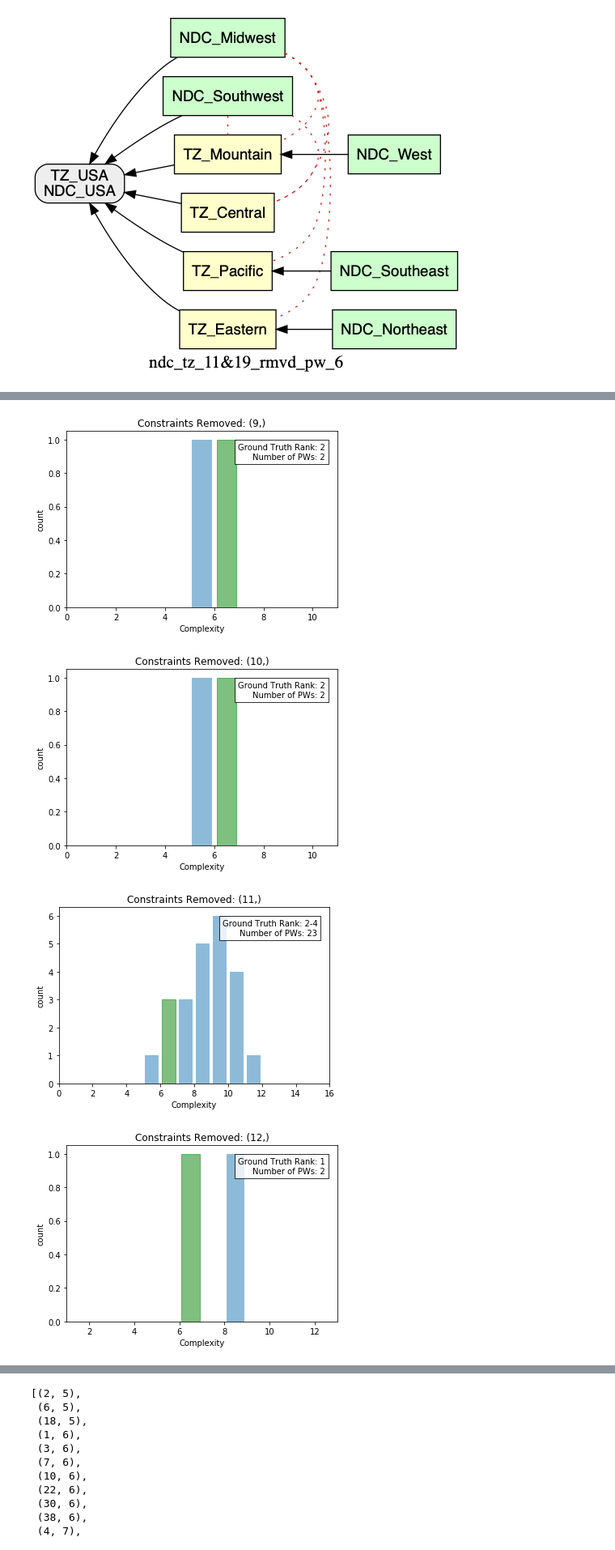
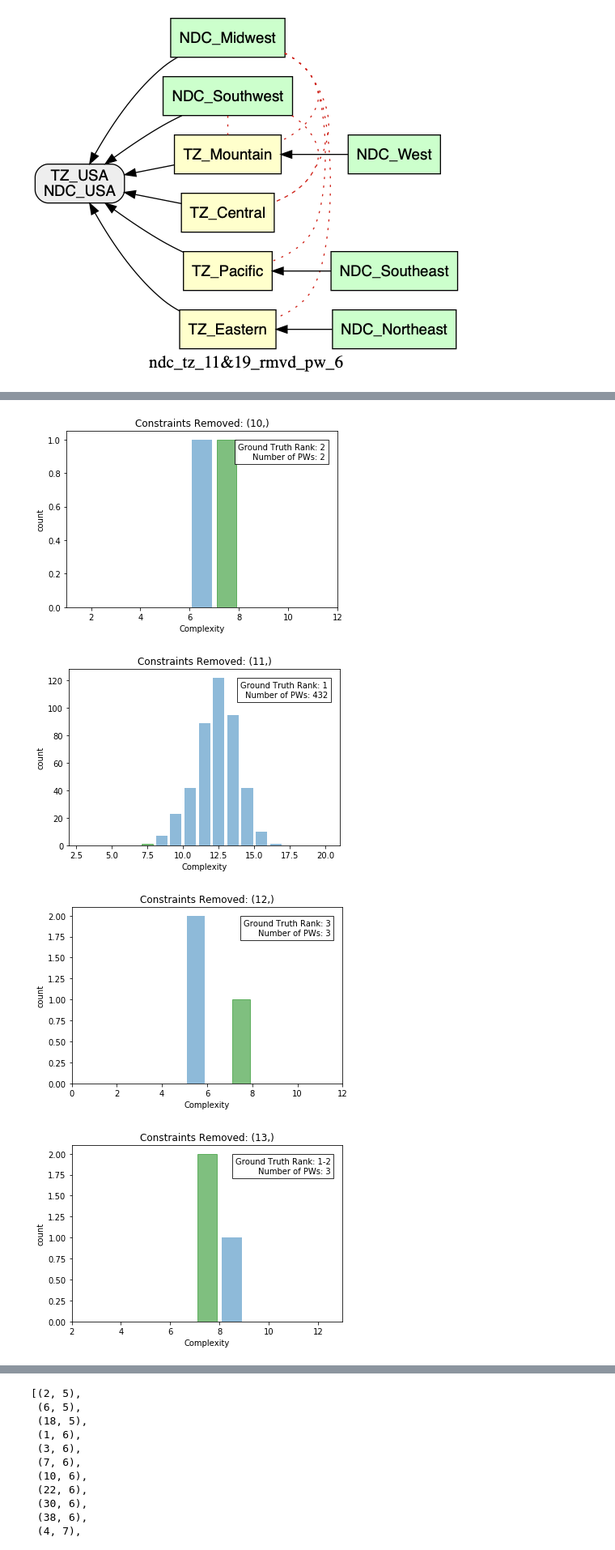
Before and after one commit to idaks/LeanEuler, a Jupyter notebook: PWE-Euler Examples for Paper.ipynb, the cells around one changed output, grey strips where cells are left out. Shown at 81% size. Cells and saved outputs as stored; diff of their text form; code cells hidden in the pictures.

```diff
--- a/lean_euler.ipynb
+++ b/PWE-Euler Examples for Paper.ipynb
@@ -23,0 +89,3 @@ import PW_explorer as pwe
+# %%
+mag7_clingo_soln = run_clingo(clingo_rules=mag7_rules)
+print('\n'.join(mag7_clingo_soln))
@@ -23,0 +115,2 @@ import PW_explorer as pwe
+# %%
+dfs, rels, pws = load_worlds(clingo_output=mag7_clingo_soln, preprocessed=False, reasoner='clingo')
@@ -23,0 +135,16 @@ import PW_explorer as pwe
+# %%
+def mag7_distance(dfs, rels, pw_id1, pw_id2):
+    eq_rel_id = pwe.pwe_helper.rel_id_from_rel_name(rel_name='eq_2', relations=rels)
+    eq_df = dfs[eq_rel_id]
+    eq_diff = abs(len(eq_df[eq_df['pw'] == pw_id1]) - len(eq_df[eq_df['pw'] == pw_id2]))
+
+    po_rel_id = pwe.pwe_helper.rel_id_from_rel_name(rel_name='po_2', relations=rels)
+    po_df = dfs[po_rel_id]
+    po_diff = abs(len(po_df[po_df['pw'] == pw_id1]) - len(po_df[po_df['pw'] == pw_id2]))
+
+    return abs(po_diff - eq_diff)
+# %%
+dist_matrix = np.zeros((len(pws), len(pws)))
+for i in range(1, len(pws)+1):
+    for j in range(i+1, len(pws)+1):
+        dist_matrix[i-1][j-1] = dist_matrix[j-1][i-1] = mag7_distance(dfs, rels, i, j)
@@ -537,7 +744,7 @@ with open('autos_results.pkl', 'rb') as f:
 # %%
 draw(autos_results['gt_dfs'])
 # %%
-plot_performance(cen_tz_results)
+plot_performance(ndc_tz_results)
 # %% [output]
 Constraints:
               Node1 Relation            Node2
@@ -560,4 +767,4 @@ Constraints:
-[figure, old version]
+[figure, new version]
-[figure, old version]
+[figure, new version]
-[figure, old version]
+[figure, new version]
-[figure, old version]
+[figure, new version]
```
Also changed, not shown: parts of 26 cells of this notebook.
